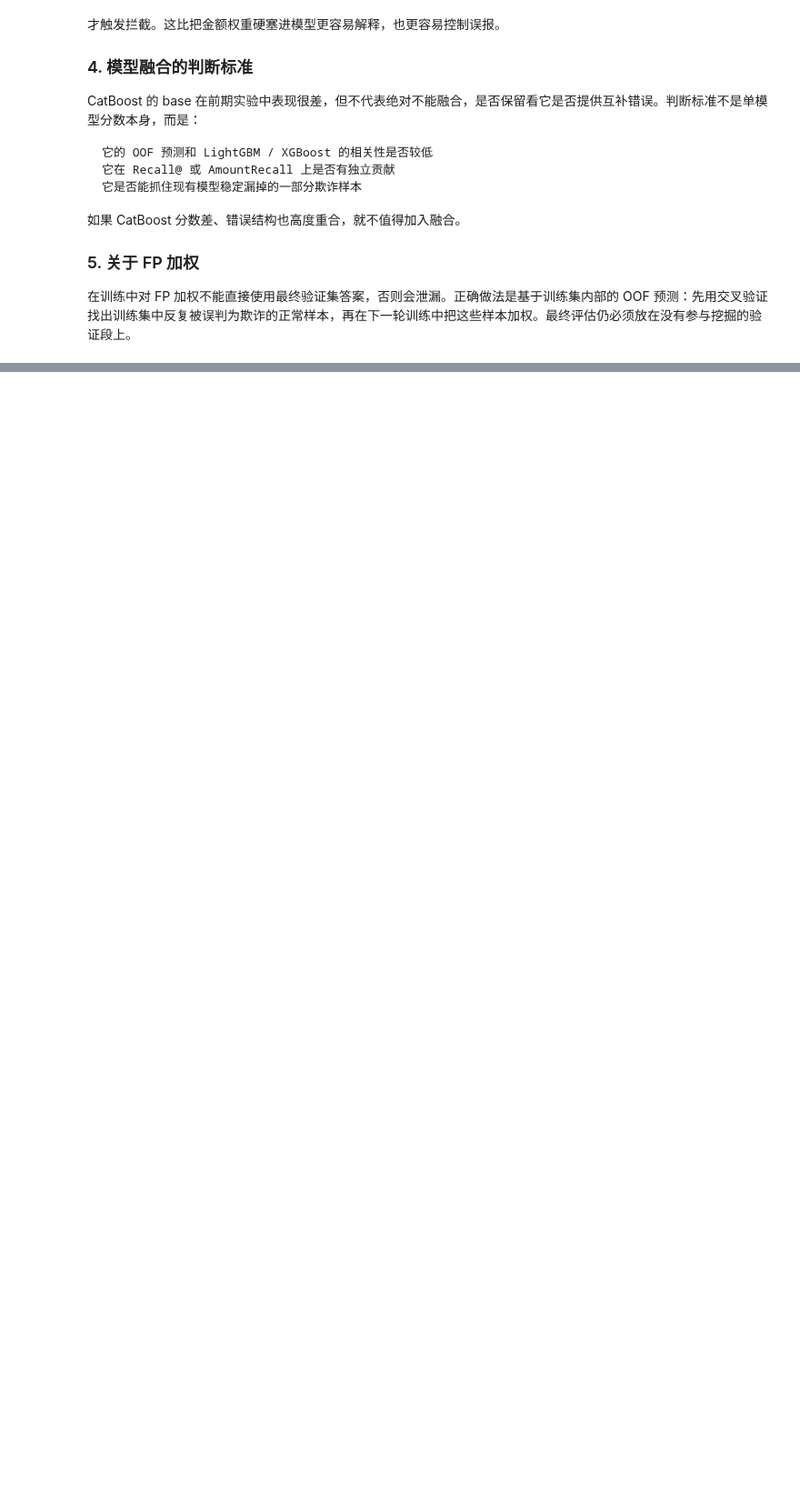
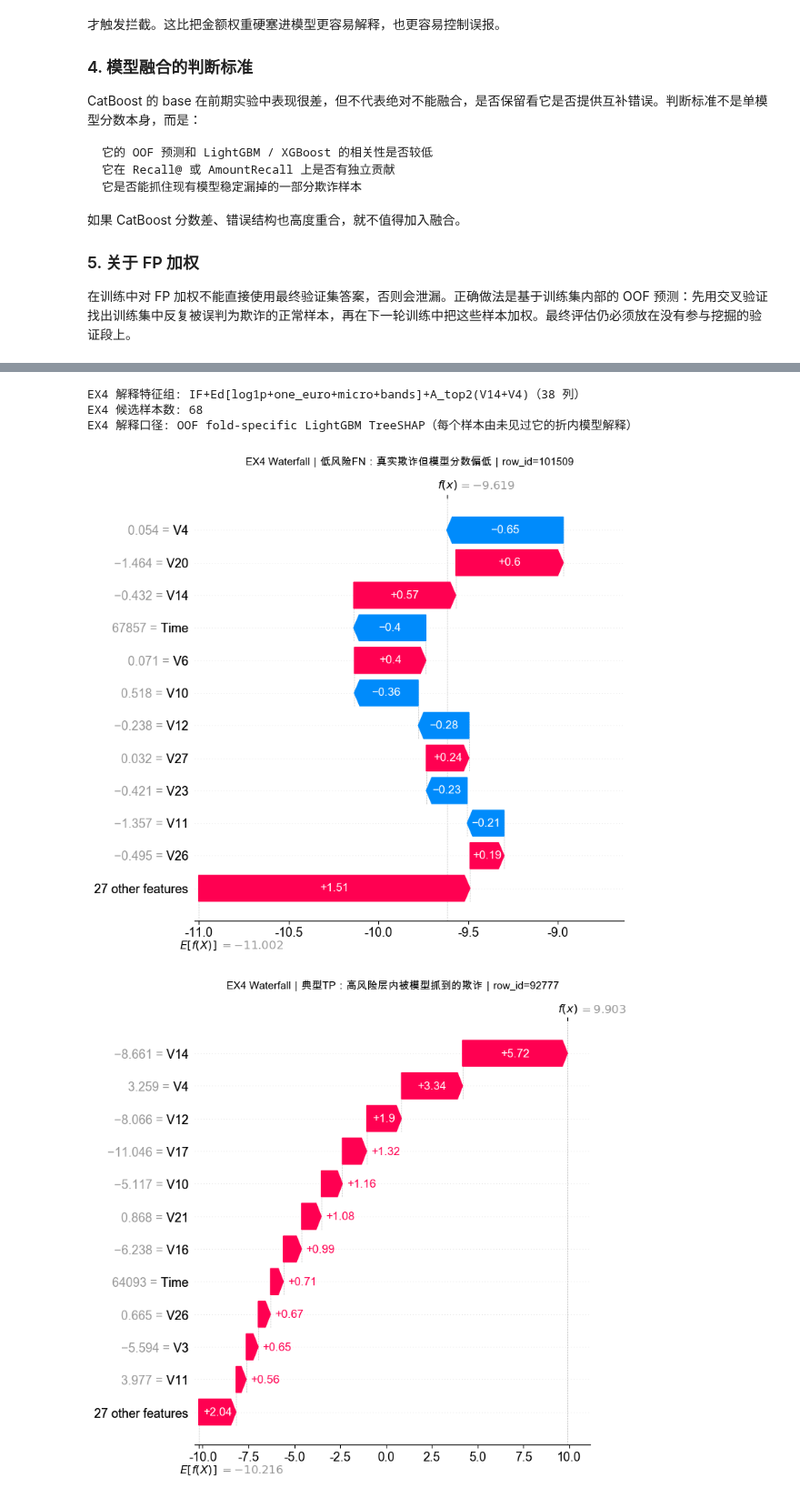
Before and after one commit to Sorry-Monkey/credit-fraud-imbalanced-pca-data-kaggle, a Jupyter notebook: src/credit-fraud-final.ipynb, the cells around one changed output, grey strips where cells are left out. Shown at 91% size. Drawn from its saved outputs; the diff is of its cells as text; code cells hidden in the pictures; blank space fills up the shorter version.

```diff
--- a/src/credit-fraud-final.ipynb
+++ b/src/credit-fraud-final.ipynb
@@ -4503,0 +5530,65 @@ CatBoost 的 base 在前期实验中表现很差，但不代表绝对不能融
+# %%
+# EX4 exec：训练折内解释模型并生成单样本 SHAP 输出
+OUT_EX4 = _ex4_setup_output_dir()
+OUT_EX3_FOR_EX4 = Path(OUTPUT_DIR) / 'EX3_risk_stratification'
+candidate_path_ex4 = OUT_EX3_FOR_EX4 / 'ex3_shap_sample_candidates.csv'
+if not candidate_path_ex4.exists():
+    raise FileNotFoundError(f'未找到 EX3 候选样本表：{candidate_path_ex4}。请先运行 EX3。')
+
+df_fe_ex4 = pd.read_pickle(Path(OUTPUT_DIR) / 'df_features.pkl')
+candidates_ex4 = pd.read_csv(candidate_path_ex4).drop_duplicates(subset=['样本类型', 'row_id']).copy()
+candidates_ex4['_ex4_pos'] = np.arange(len(candidates_ex4))
+feature_cols_ex4, feature_group_ex4, tune_ex4 = ex4_resolve_tune_features(OUTPUT_DIR)
+X_explain_ex4 = df_fe_ex4.iloc[candidates_ex4['row_id'].astype(int)][feature_cols_ex4].reset_index(drop=True)
+
+print(f'EX4 解释特征组: {feature_group_ex4}（{len(feature_cols_ex4)} 列）')
+print(f'EX4 候选样本数: {len(candidates_ex4)}')
+print('EX4 解释口径: OOF fold-specific LightGBM TreeSHAP（每个样本由未见过它的折内模型解释）')
+
+shap_values_ex4, base_values_ex4, proba_ex4, fold_meta_ex4 = ex4_compute_oof_local_shap(
+    df_fe_ex4, candidates_ex4, feature_cols_ex4, tune_ex4, n_splits=5, random_state=42
+)
+sample_summary_ex4, local_top_features_ex4, group_feature_summary_ex4 = ex4_build_shap_tables(
+    candidates_ex4, X_explain_ex4, shap_values_ex4, base_values_ex4, proba_ex4, feature_cols_ex4, top_k=10
+)
+waterfall_index_ex4 = ex4_plot_waterfalls(
+    candidates_ex4, X_explain_ex4, shap_values_ex4, base_values_ex4, feature_cols_ex4,
+    OUT_EX4 / 'waterfall', per_type=EX4_WATERFALL_PER_TYPE,
+)
+ex4_plot_global_bar(group_feature_summary_ex4, OUT_EX4 / 'ex4_shap_global_candidates.png')
+
+sample_summary_export_ex4 = ex4_export_labels(sample_summary_ex4)
+local_top_features_export_ex4 = ex4_export_labels(local_top_features_ex4)
+group_feature_summary_export_ex4 = ex4_export_labels(group_feature_summary_ex4)
+sample_summary_export_ex4.to_csv(OUT_EX4 / 'ex4_shap_sample_summary.csv', index=False, encoding='utf-8-sig')
+local_top_features_export_ex4.to_csv(OUT_EX4 / 'ex4_shap_local_top_features.csv', index=False, encoding='utf-8-sig')
+group_feature_summary_export_ex4.to_csv(OUT_EX4 / 'ex4_shap_group_feature_summary.csv', index=False, encoding='utf-8-sig')
+waterfall_index_ex4.to_csv(OUT_EX4 / 'ex4_waterfall_index.csv', index=False, encoding='utf-8-sig')
+fold_meta_ex4.to_csv(OUT_EX4 / 'ex4_fold_meta.csv', index=False, encoding='utf-8-sig')
+(OUT_EX4 / 'ex4_model_meta.json').write_text(json.dumps({
+    'model': 'LightGBM',
+    'explanation_protocol': 'OOF fold-specific TreeSHAP',
+    'feature_group': feature_group_ex4,
+    'feature_cols': feature_cols_ex4,
+    'n_candidates': int(len(candidates_ex4)),
+    'n_features': int(len(feature_cols_ex4)),
+    'note': 'Each candidate is explained by the fold model whose validation split contains that candidate; positive SHAP pushes toward fraud.',
+}, ensure_ascii=False, indent=2), encoding='utf-8')
+
+print('\n=== EX4 单样本 OOF-SHAP 解释摘要 ===')
+_ex4_display(sample_summary_export_ex4[['样本类型', 'row_id', 'Amount', 'Class', '风险分@EX3融合', 'LightGBM概率@EX3融合输入', '欺诈概率@LightGBM折内OOF模型', 'Top正向特征', 'Top负向特征']].round(6), n=20)
+
+print('\n=== EX4 各样本类型平均 |SHAP| Top 特征 ===')
+top_group_show_ex4 = group_feature_summary_ex4.groupby('样本类型', group_keys=False).head(8)
+_ex4_display(ex4_export_labels(top_group_show_ex4).round(6), n=40)
+
+print('\n=== EX4 Waterfall 图索引 ===')
+_ex4_display(waterfall_index_ex4, n=20)
+
+print('\n已保存 EX4 输出 →', OUT_EX4)
+# %% [output]
+EX4 解释特征组: IF+Ed[log1p+one_euro+micro+bands]+A_top2(V14+V4)（38 列）
+EX4 候选样本数: 68
+EX4 解释口径: OOF fold-specific LightGBM TreeSHAP（每个样本由未见过它的折内模型解释）
+[figure, added]
+[figure, added]
```
Also changed, not shown: parts of 15 cells of this notebook.
